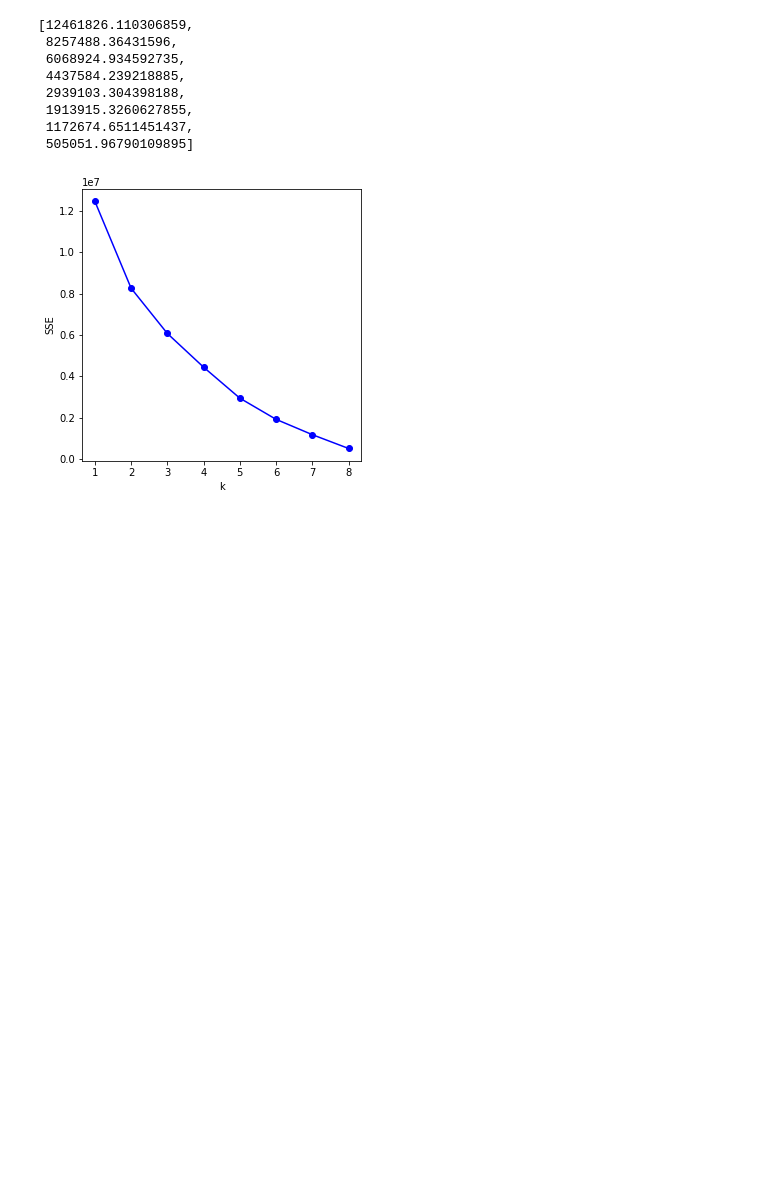
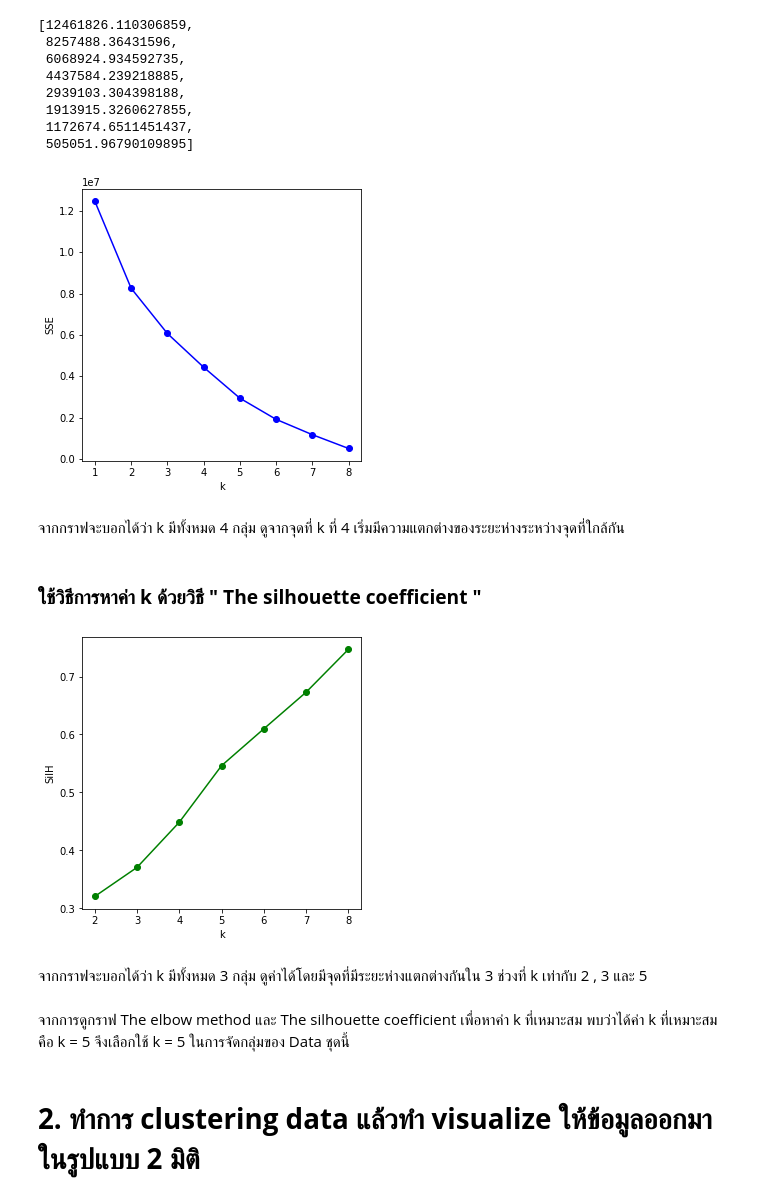
Before and after one commit to Jaomiew/Multivariate, a Jupyter notebook: Multivariate_Exam.ipynb, the cells around one changed output. Cells and saved outputs as stored; diff of their text form; code cells hidden in the pictures; blank space fills up the shorter version.

```diff
--- a/Multivariate_Exam.ipynb
+++ b/Multivariate_Exam.ipynb
@@ -175,3 +175,8 @@ plt.xlabel('k')
 plt.ylabel('SSE');
 # %% [output]
 [figure]
+# %% [markdown]
+จากกราฟจะบอกได้ว่า k มีทั้งหมด 4 กลุ่ม ดูจากจุดที่ k ที่ 4 เริ่มมีความแตกต่างของระยะห่างระหว่างจุดที่ใกล้กัน
+# %% [markdown]
+
+### **ใช้วิธีการหาค่า k ด้วยวิธี " The silhouette coefficient "**
@@ -177,0 +186,21 @@ plt.ylabel('SSE');
+# %%
+SilH = list()
+for k in [2,3,4,5,6,7,8]:
+    kmeans = KMeans(n_clusters = k , random_state = 2021)
+    kmeans.fit(Data)
+    score = metrics.silhouette_score(Data,kmeans.labels_)
+    SilH.append(score)
+# %%
+matplotlib.rcParams['figure.figsize']=[5,5]
+plt.plot([2,3,4,5,6,7,8],SilH,'o-g')
+plt.xlabel('k')
+plt.ylabel('SilH');
+# %% [output]
+[figure, added]
+# %% [markdown]
+
+จากกราฟจะบอกได้ว่า k มีทั้งหมด 3 กลุ่ม ดูค่าได้โดยมีจุดที่มีระยะห่างแตกต่างกันใน 3 ช่วงที่ k เท่ากับ 2 , 3 และ 5
+# %% [markdown]
+จากการดูกราฟ The elbow method และ The silhouette coefficient เพื่อหาค่า k ที่เหมาะสม พบว่าได้ค่า k ที่เหมาะสมคือ k = 5 จึงเลือกใช้ k = 5 ในการจัดกลุ่มของ Data ชุดนี้
+# %% [markdown]
+# **2. ทำการ clustering data แล้วทำ visualize ให้ข้อมูลออกมาในรูปแบบ 2 มิติ**
```
Also changed, not shown: parts of 26 cells of this notebook.
